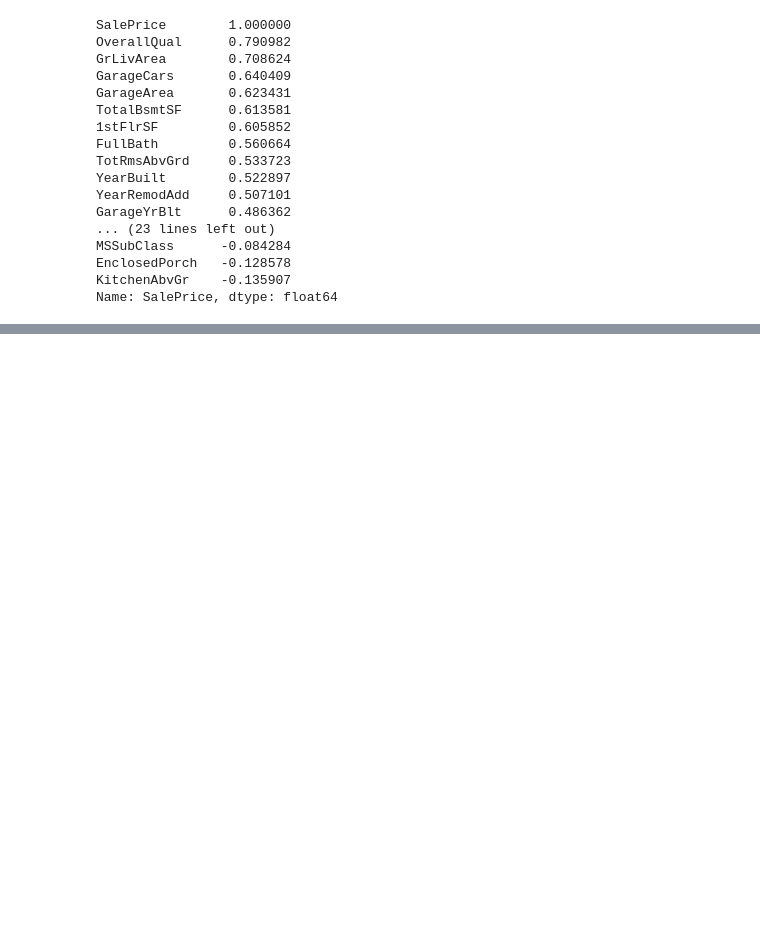
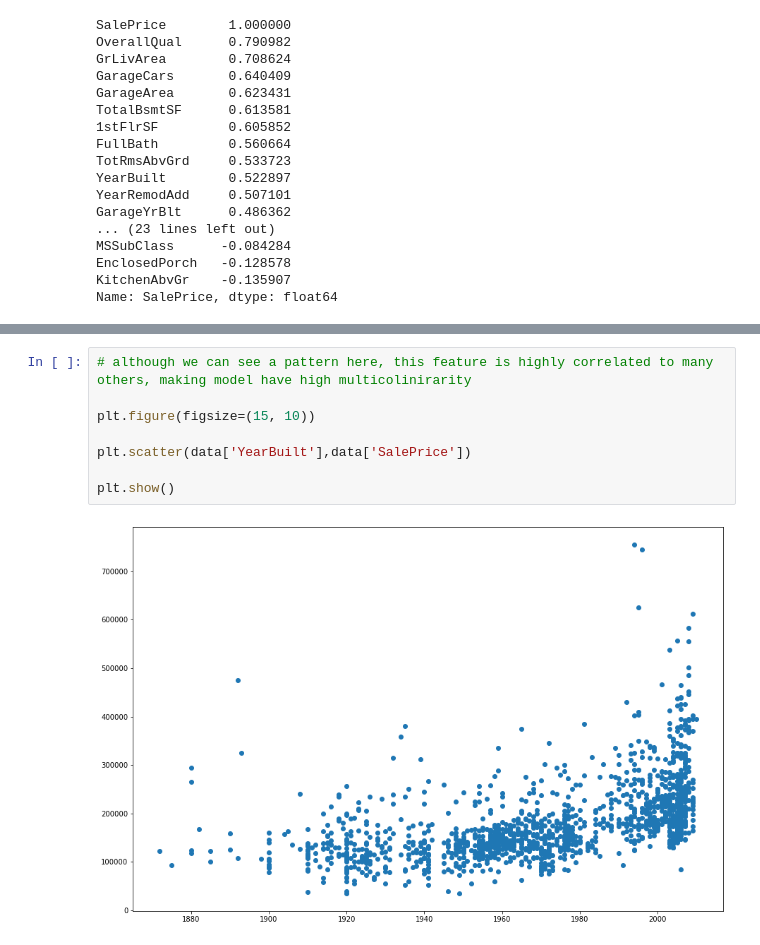
Before and after one commit to FelipeAvila2/ML-House-prices-Advanced-Regression, a Jupyter notebook: main.ipynb, the cells around one changed output, grey strips where cells are left out. Drawn from its saved outputs; the diff is of its cells as text; blank space fills up the shorter version.

```diff
--- a/main.ipynb
+++ b/main.ipynb
@@ -168,0 +222,10 @@ Name: SalePrice, dtype: float64
+# %%
+# although we can see a pattern here, this feature is highly correlated to many others, making model have high multicolinirarity
+
+plt.figure(figsize=(15, 10))
+
+plt.scatter(data['YearBuilt'],data['SalePrice'])
+
+plt.show()
+# %% [output]
+[figure, added]
```
Also changed, not shown: parts of 43 cells of this notebook.
